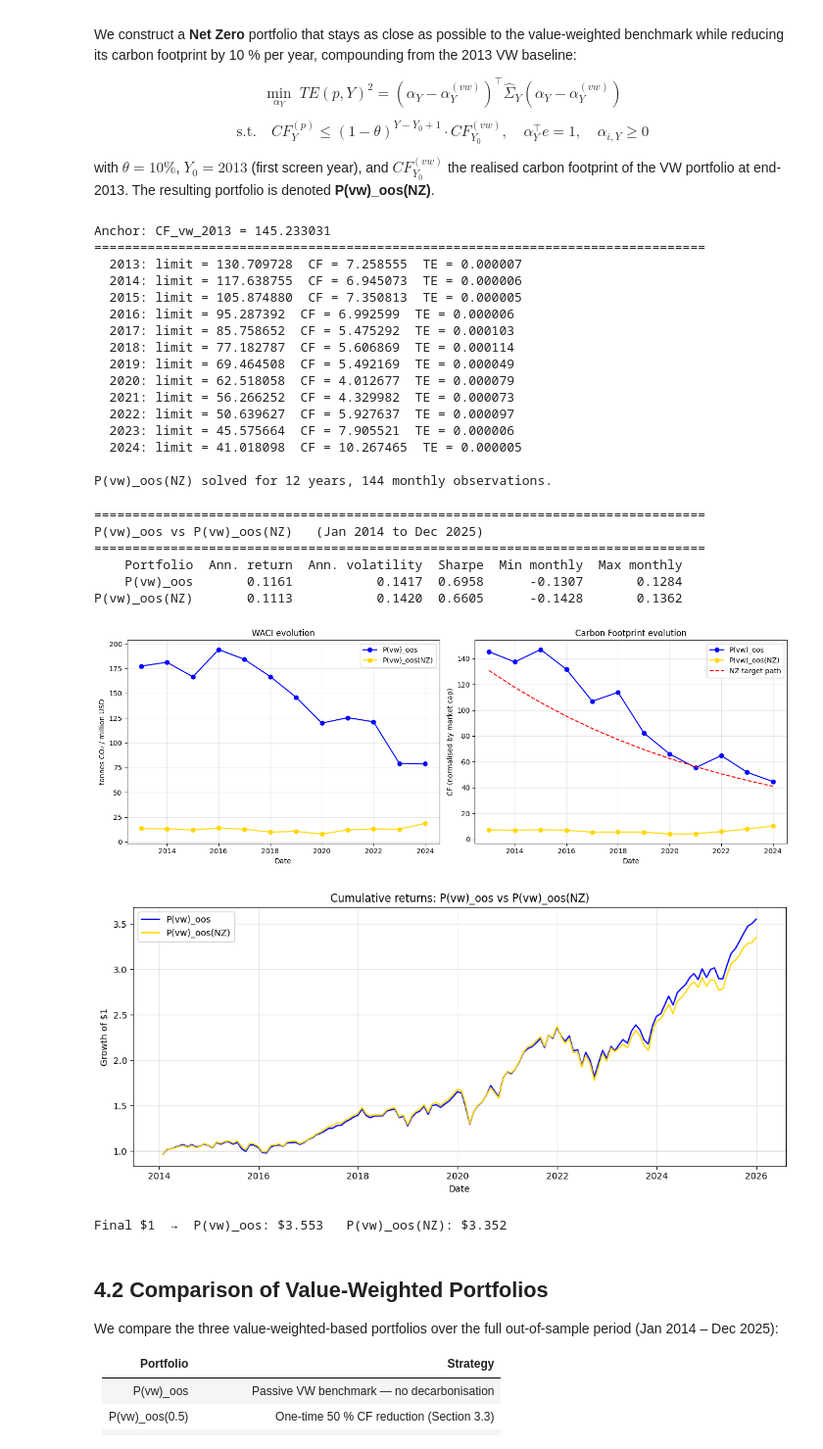
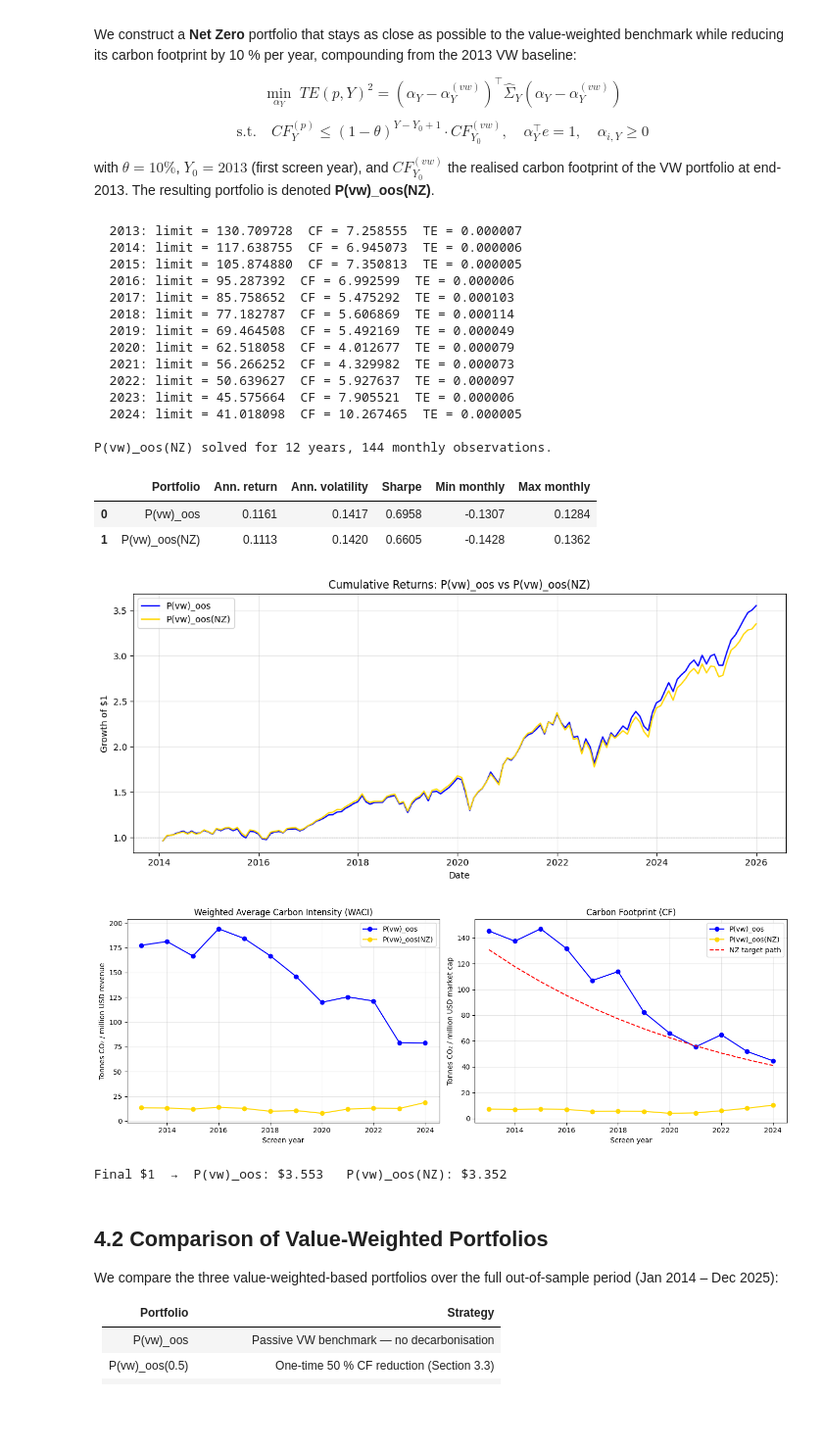
Before and after one commit to Saarujan06/Sustainability-Aware-Asset-Management-Project, a Jupyter notebook: Test.ipynb, the cells around one changed output. Shown at 98% size. Drawn from its saved outputs; the diff is of its cells as text; code cells hidden in the pictures; blank space fills up the shorter version.

```diff
--- a/Test.ipynb
+++ b/Test.ipynb
@@ -2665,8 +2324,6 @@ nz_weights_rows = []
 nz_return_rows  = []
 nz_summary_rows = []
 
-print(f"Anchor: CF_vw_{Y0} = {cf_vw_2013:.6f}")
-print("=" * 80)
 
 for year in range(START_YEAR, END_YEAR + 1):
     investment_year = year + 1
@@ -2788,8 +2445,6 @@ nz_year_summary    = pd.DataFrame(nz_summary_rows)
 print(f"\nP(vw)_oos(NZ) solved for {len(nz_summary_rows)} years, "
       f"{len(nz_monthly_returns)} monthly observations.")
 # %% [output]
-Anchor: CF_vw_2013 = 145.233031
-================================================================================
   2013: limit = 130.709728  CF = 7.258555  TE = 0.000007
   2014: limit = 117.638755  CF = 6.945073  TE = 0.000006
   2015: limit = 105.874880  CF = 7.350813  TE = 0.000005
@@ -2873,67 +2528,62 @@ perf_nz = pd.DataFrame([stats_vw, stats_nz])[
 ]
 perf_nz.columns = ["Portfolio", "Ann. return", "Ann. volatility",
                    "Sharpe", "Min monthly", "Max monthly"]
 
-print("=" * 80)
-print(f"P(vw)_oos vs P(vw)_oos(NZ)   ({idx_nz.min():%b %Y} to {idx_nz.max():%b %Y})")
-print("=" * 80)
-print(perf_nz.round(4).to_string(index=False))
+display(perf_nz.round(4))
 perf_nz.to_csv(OUT_DIR / "vw_vs_nz_performance_summary.csv", index=False)
 
-# --- C. WACI & CF evolution with NZ target path ---
+# --- C. Cumulative returns ---
+
+cum_vw = (1 + vw_a).cumprod()
+cum_nz = (1 + nz_a).cumprod()
+
+fig, ax = plt.subplots(figsize=(11, 5))
+ax.plot(cum_vw.index, cum_vw.values, "b",      label="P(vw)_oos")
+ax.plot(cum_nz.index, cum_nz.values, "gold", label="P(vw)_oos(NZ)")
+ax.axhline(1, color="grey", linestyle="--", linewidth=0.5)
+ax.set_title("Cumulative Returns: P(vw)_oos vs P(vw)_oos(NZ)")
+ax.set_ylabel("Growth of $1")
+ax.set_xlabel("Date")
+ax.legend(); ax.grid(alpha=0.3)
+plt.tight_layout()
+fig.savefig(OUT_DIR / "vw_vs_nz_cumulative_returns.png", dpi=300, bbox_inches="tight")
+plt.show()
+
+# --- D. WACI & CF evolution with NZ target path ---
 
 years_plot  = sorted(set(nz_waci_by_year) & set(vw_waci_by_year))
 target_path = [(1 - THETA) ** (y - Y0 + 1) * cf_vw_2013 for y in years_plot]
 
 fig, axes = plt.subplots(1, 2, figsize=(14, 5))
 
 ax = axes[0]
 ax.plot(years_plot, [vw_waci_by_year[y] for y in years_plot], "b-o", label="P(vw)_oos")
 ax.plot(years_plot, [nz_waci_by_year[y] for y in years_plot], marker="o", color="gold", label="P(vw)_oos(NZ)")
-ax.set_title("WACI evolution")
-ax.set_xlabel("Date"); ax.set_ylabel("tonnes CO\u2082 / million USD")
+ax.set_title("Weighted Average Carbon Intensity (WACI)")
+ax.set_xlabel("Screen year"); ax.set_ylabel("Tonnes CO₂ / million USD revenue")
 ax.legend(); ax.grid(alpha=0.3)
 
 ax = axes[1]
 ax.plot(years_plot, [vw_cf_by_year[y]  for y in years_plot], "b-o", label="P(vw)_oos")
 ax.plot(years_plot, [nz_cf_by_year[y]  for y in years_plot], marker="o", color="gold", label="P(vw)_oos(NZ)")
 ax.plot(years_plot, target_path,                              "r--", label="NZ target path")
-ax.set_title("Carbon Footprint evolution")
-ax.set_xlabel("Date"); ax.set_ylabel("CF (normalised by market cap)")
+ax.set_title("Carbon Footprint (CF)")
+ax.set_xlabel("Screen year"); ax.set_ylabel("Tonnes CO₂ / million USD market cap")
 ax.legend(); ax.grid(alpha=0.3)
 
 plt.tight_layout()
 fig.savefig(OUT_DIR / "vw_vs_nz_carbon_plot.png", dpi=300, bbox_inches="tight")
 plt.show()
 
-# --- D. Cumulative returns ---
-
-cum_vw = (1 + vw_a).cumprod()
-cum_nz = (1 + nz_a).cumprod()
-
-fig, ax = plt.subplots(figsize=(11, 5))
-ax.plot(cum_vw.index, cum_vw.values, "b",      label="P(vw)_oos")
-ax.plot(cum_nz.index, cum_nz.values, "gold", label="P(vw)_oos(NZ)")
-ax.axhline(1, color="grey", linestyle="--", linewidth=0.5)
-ax.set_title("Cumulative returns: P(vw)_oos vs P(vw)_oos(NZ)")
-ax.set_ylabel("Growth of $1"); ax.legend(); ax.grid(alpha=0.3)
-ax.set_xlabel("Date"); ax.legend(); ax.grid(alpha=0.3)
-plt.tight_layout()
-fig.savefig(OUT_DIR / "vw_vs_nz_cumulative_returns.png", dpi=300, bbox_inches="tight")
-plt.show()
-
 print(f"\nFinal $1  \u2192  P(vw)_oos: ${cum_vw.iloc[-1]:.3f}   "
       f"P(vw)_oos(NZ): ${cum_nz.iloc[-1]:.3f}")
 # %% [output]
-================================================================================
-P(vw)_oos vs P(vw)_oos(NZ)   (Jan 2014 to Dec 2025)
-================================================================================
-    Portfolio  Ann. return  Ann. volatility  Sharpe  Min monthly  Max monthly
-    P(vw)_oos       0.1161           0.1417  0.6958      -0.1307       0.1284
-P(vw)_oos(NZ)       0.1113           0.1420  0.6605      -0.1428       0.1362
+|  | Portfolio | Ann. return | Ann. volatility | Sharpe | Min monthly | Max monthly |
+| 0 | P(vw)_oos | 0.1161 | 0.1417 | 0.6958 | -0.1307 | 0.1284 |
+| 1 | P(vw)_oos(NZ) | 0.1113 | 0.1420 | 0.6605 | -0.1428 | 0.1362 |
-[figure, old version]
+[figure, new version]
-[figure, old version]
+[figure, new version]
-Final $1  →  P(vw)_oos: $3.553   P(vw)_oos(NZ): $3.352
+Final $1  →  P(vw)_oos: $3.553   P(vw)_oos(NZ): $3.352
 # %% [markdown]
 ## 4.2 Comparison of Value-Weighted Portfolios
 
```
Also changed, not shown: parts of 25 cells of this notebook, 25 other files.
